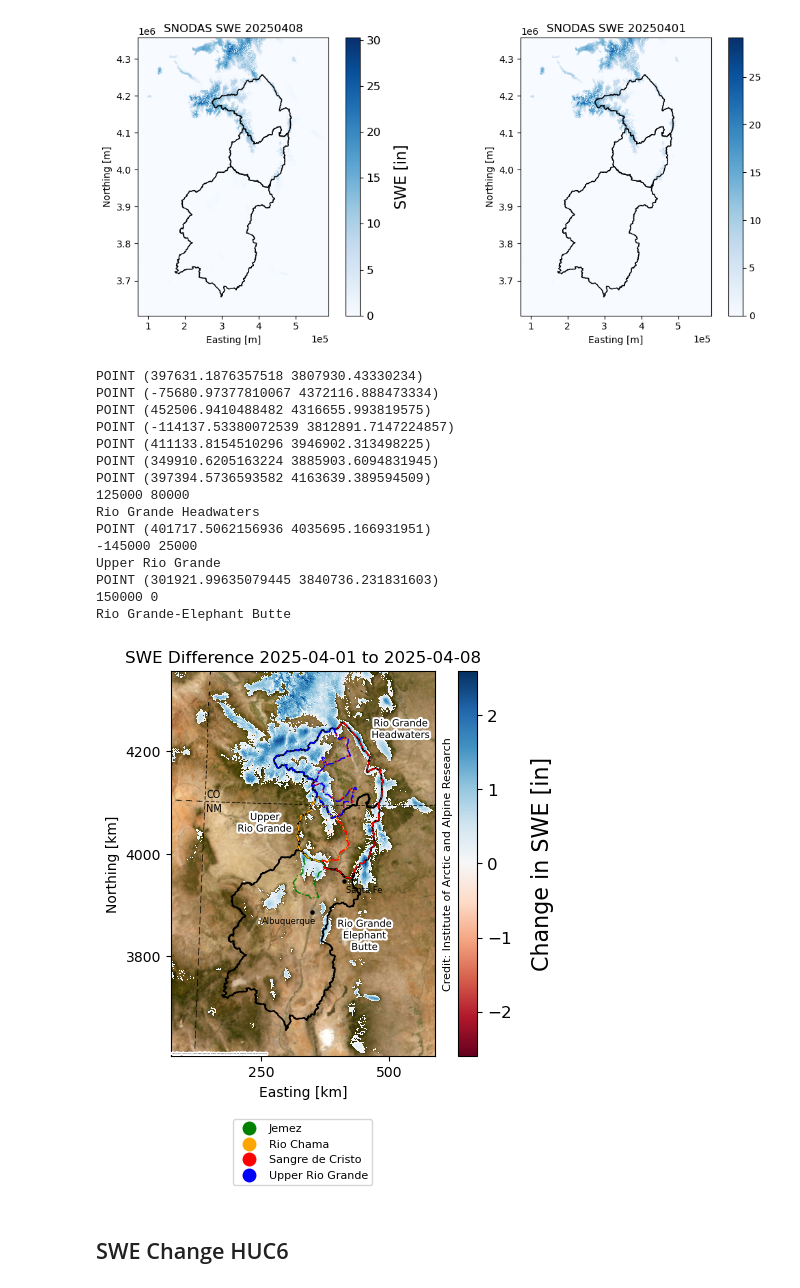
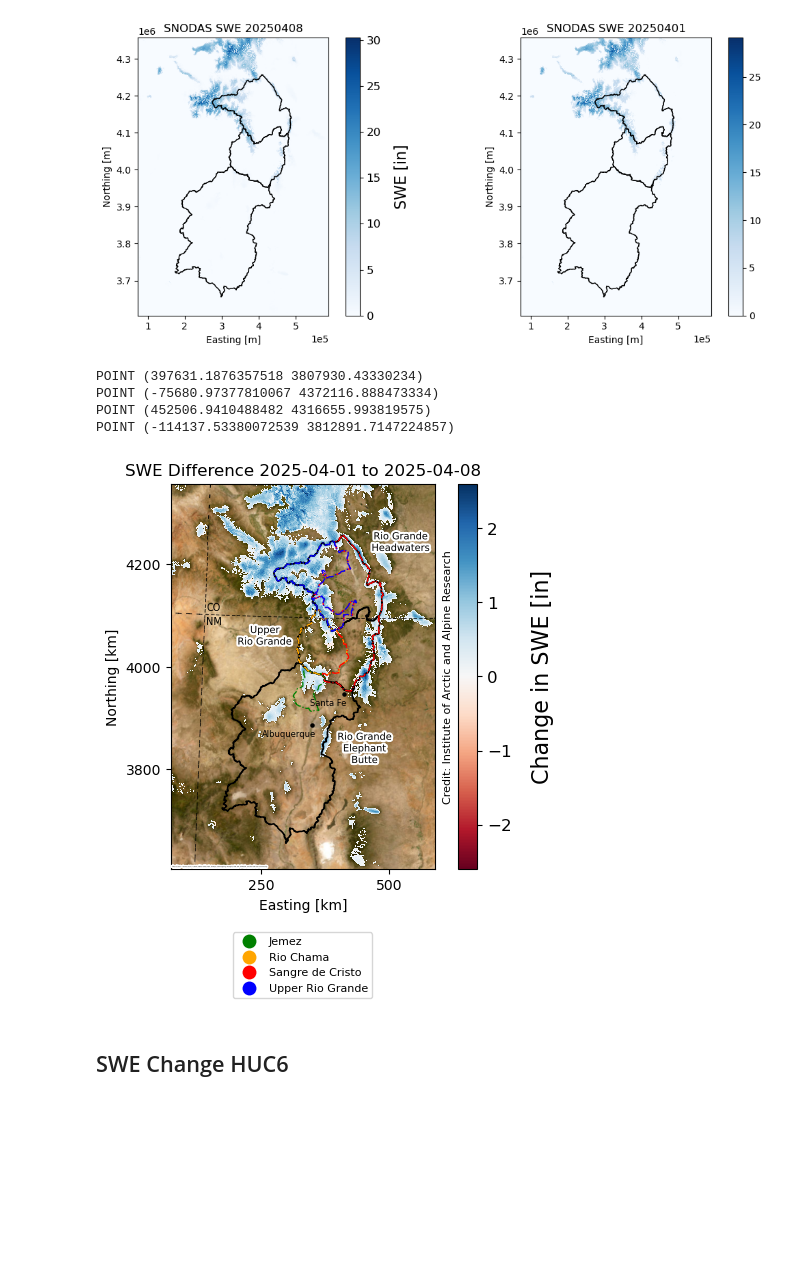
Before and after one commit to max-gersh/SWE-Evaluation-Tool, a Jupyter notebook: logan/plot_snodas.ipynb, the cells around one changed output. Saved outputs shown, nothing was run; the diff lists cells and outputs as text; code cells hidden in the pictures; blank space fills up the shorter version.

```diff
--- a/logan/plot_snodas.ipynb
+++ b/logan/plot_snodas.ipynb
@@ -166,7 +186,7 @@ for idx, row in state_boundaries.iterrows():
 
 ## add ABQ and Santa Fe
 nm_cities.plot(ax=ax, marker='o', markersize=5, color='black')
-dx_city = [40000, -45000]
+dx_city = [-30000, -45000]
 dy_city = [-17500, -17500]
 #label_text = ['Santa Fe', 'ABQ']
 for idx, row in nm_cities.iterrows():
@@ -377,7 +388,7 @@ for idx, row in state_boundaries.iterrows():
 
 ## add Albuquerque and Santa Fe
 nm_cities.plot(ax=ax, marker='o', markersize=5, color='black')
-dx_city = [40000, -45000]
+dx_city = [-30000, -45000]
 dy_city = [-17500, -17500]
 #label_text = ['Santa Fe', 'ABQ']
 for idx, row in nm_cities.iterrows():
@@ -421,45 +432,34 @@ OSE.plot(column='SubBasin',
          ax=ax,
          alpha=1,
          linestyle="-.")
 
 
 m2km = lambda x, _: f'{x/1000:g}'
 ax.xaxis.set_major_formatter(m2km)
 ax.yaxis.set_major_formatter(m2km)
 ax.locator_params(axis="x", nbins=2)
 ax.locator_params(axis="y", nbins=4)
 #ax.ticklabel_format(style='sci', axis='x', scilimits=(0,0))
 ax.set_xlabel('Easting [km]')
 ax.set_ylabel('Northing [km]')
 ax.set_title(f'SWE Difference {formatted_date_lastreport} to {formatted_date}')
 
 ax.text(1.05, 0.5, 'Credit: Institute of Arctic and Alpine Research', rotation=90,
         va='center', ha='center', transform=ax.transAxes, fontsize=8)
 
 legend = ax.get_legend()
 if legend:
     legend.set_bbox_to_anchor((0.5, -0.25)) # move legend below plot
     legend.set_loc("center")
 
 #plt.show()
 plt.savefig(f'../reports/figures/figure1_swe_diff_{date}.png', dpi=300, bbox_inches='tight')
 # %% [output]
 POINT (397631.1876357518 3807930.43330234)
 POINT (-75680.97377810067 4372116.888473334)
 POINT (452506.9410488482 4316655.993819575)
 POINT (-114137.53380072539 3812891.7147224857)
-POINT (411133.8154510296 3946902.313498225)
-POINT (349910.6205163224 3885903.6094831945)
-POINT (397394.5736593582 4163639.389594509)
-125000 80000
-Rio Grande Headwaters
-POINT (401717.5062156936 4035695.166931951)
--145000 25000
-Upper Rio Grande
-POINT (301921.99635079445 3840736.231831603)
-150000 0
-Rio Grande-Elephant Butte
-[figure, old version]
+[figure, new version]
 # %% [markdown]
 ## SWE Change HUC6
 # %%
```
Also changed, not shown: parts of 5 cells of this notebook, 1 other file.
